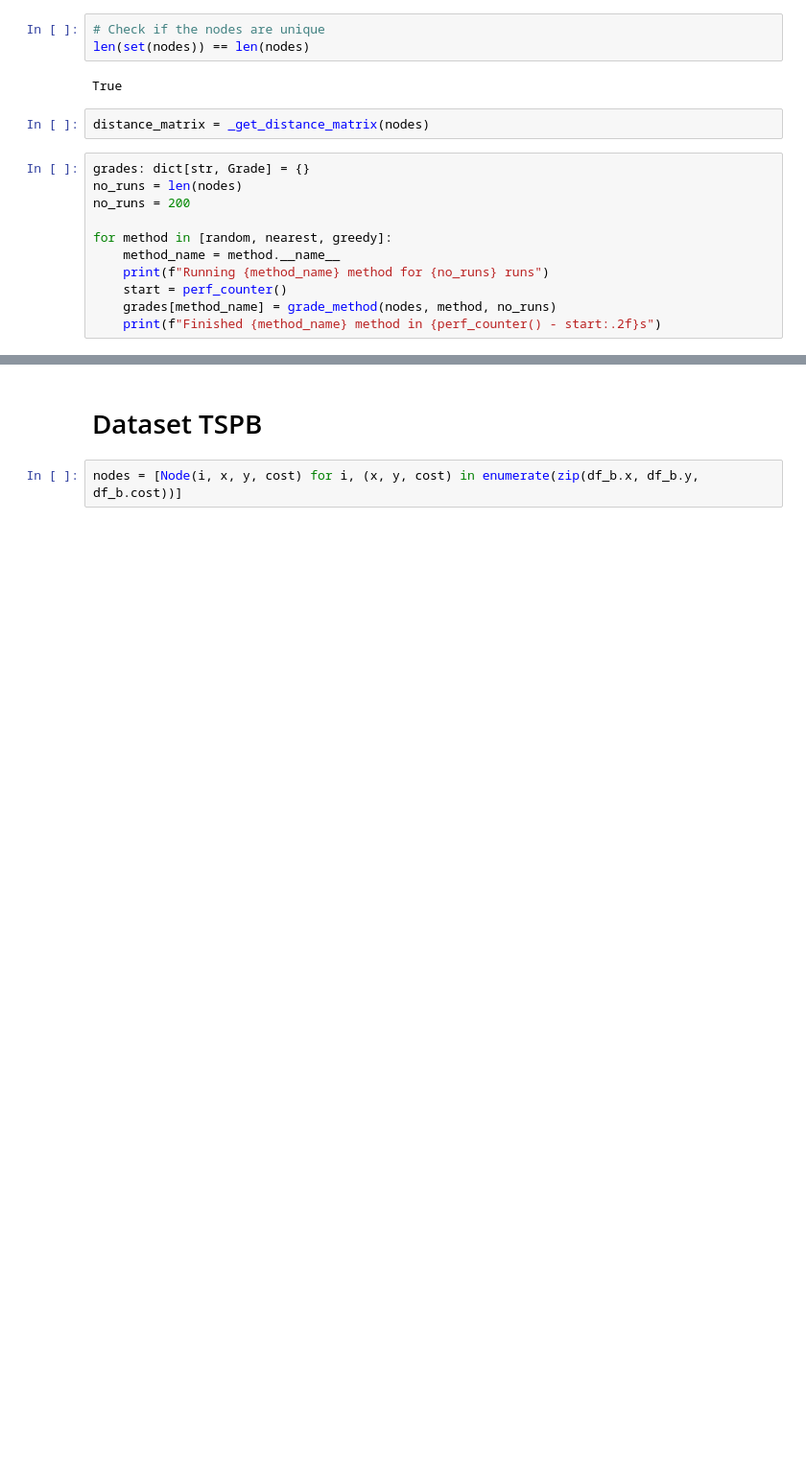
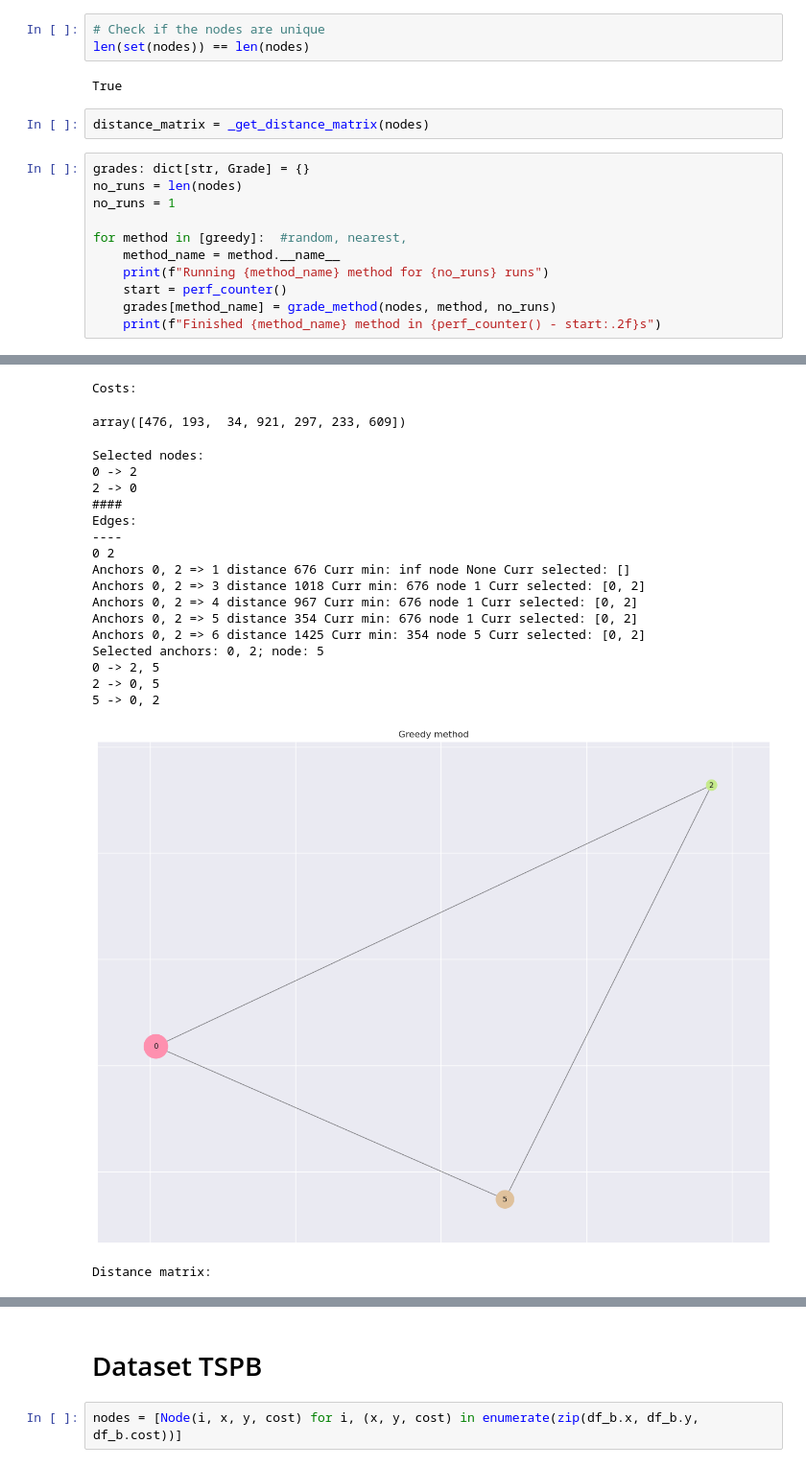
Before and after one commit to Vosloo/evolutionary-computation-labs, a Jupyter notebook: lab_1/first.ipynb, the cells around one changed output, grey strips where cells are left out. Shown at 96% size. Drawn from its saved outputs; the diff is of its cells as text; blank space fills up the shorter version.

Commit message:
Updated greedy method

```diff
--- a/lab_1/first.ipynb
+++ b/lab_1/first.ipynb
@@ -324,9 +408,9 @@ distance_matrix = _get_distance_matrix(nodes)
 # %%
 grades: dict[str, Grade] = {}
 no_runs = len(nodes)
-no_runs = 200
+no_runs = 1
 
-for method in [random, nearest, greedy]:
+for method in [greedy]:  #random, nearest,
     method_name = method.__name__
     print(f"Running {method_name} method for {no_runs} runs")
     start = perf_counter()
@@ -341,0 +430,20 @@ Finished greedy method in 0.03s
+Costs:
+array([476, 193,  34, 921, 297, 233, 609])
+Selected nodes:
+0 -> 2
+2 -> 0
+####
+Edges:
+----
+0 2
+Anchors 0, 2 => 1 distance 676 Curr min: inf node None Curr selected: []
+Anchors 0, 2 => 3 distance 1018 Curr min: 676 node 1 Curr selected: [0, 2]
+Anchors 0, 2 => 4 distance 967 Curr min: 676 node 1 Curr selected: [0, 2]
+Anchors 0, 2 => 5 distance 354 Curr min: 676 node 1 Curr selected: [0, 2]
+Anchors 0, 2 => 6 distance 1425 Curr min: 354 node 5 Curr selected: [0, 2]
+Selected anchors: 0, 2; node: 5
+0 -> 2, 5
+2 -> 0, 5
+5 -> 0, 2
+[figure, added]
+Distance matrix:
```
Also changed, not shown: parts of 18 cells of this notebook.
